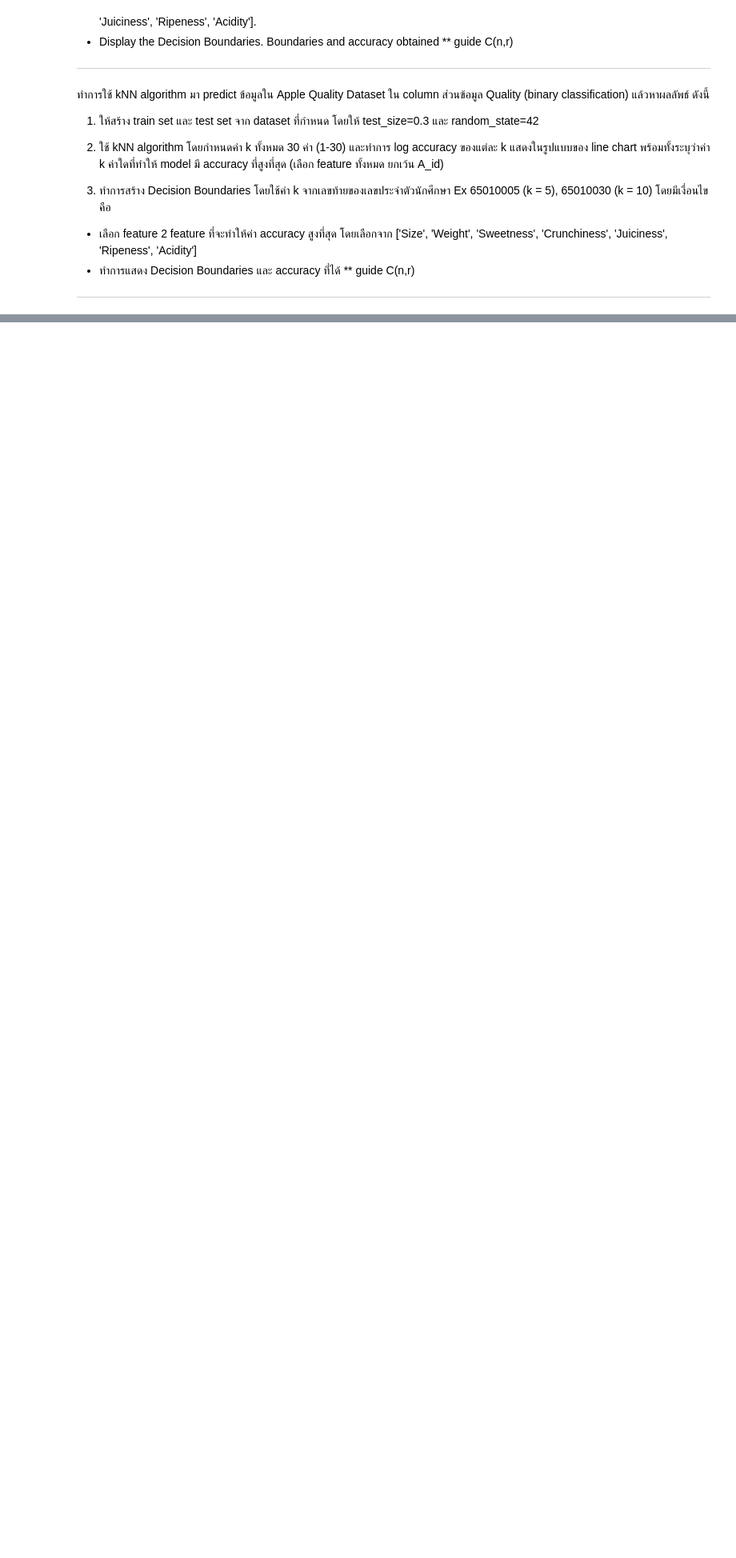
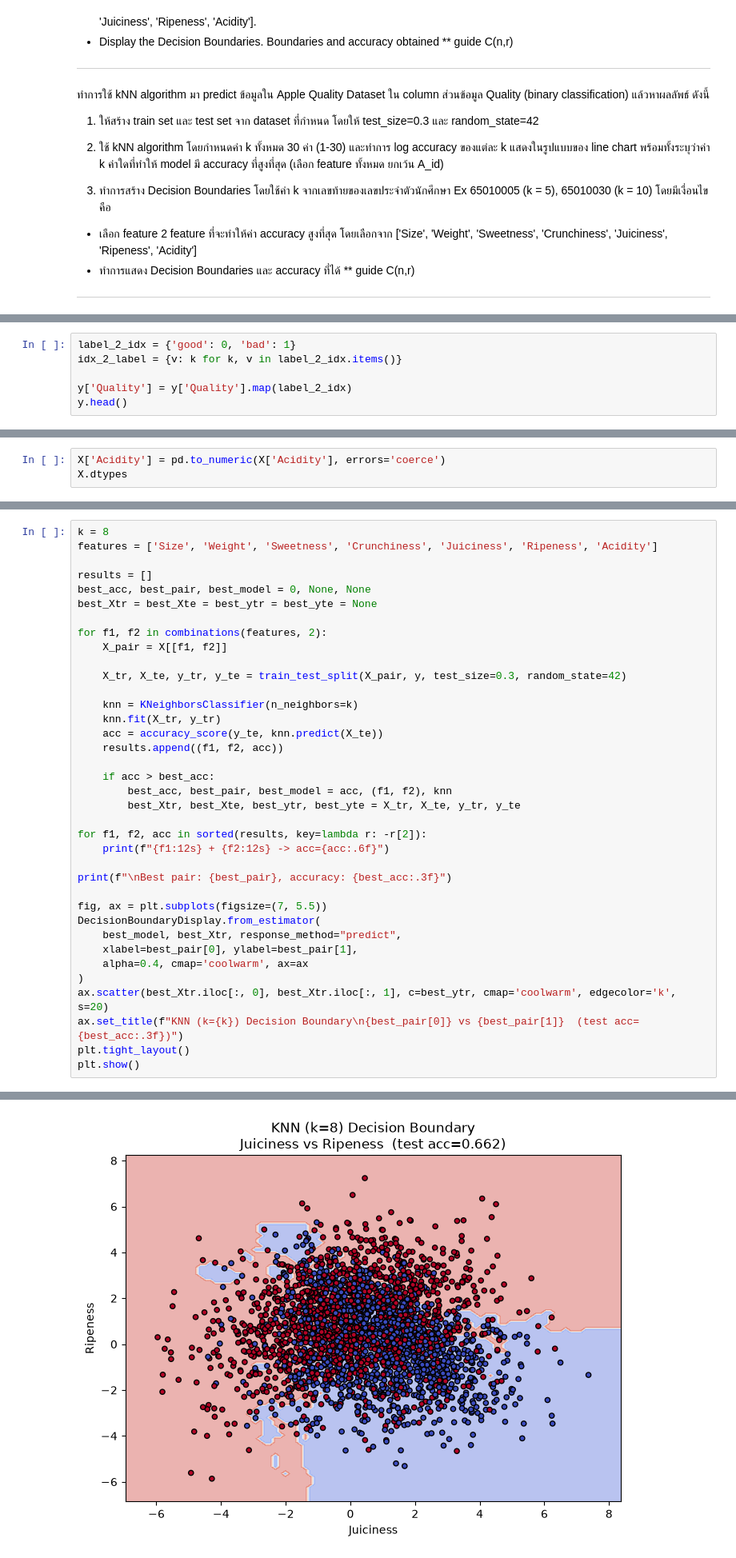
Before and after one commit to WaroonRagwongsiri/IntroMLHomework, a Jupyter notebook: Week6/W6-2_k_Nearest_Neighbors_penguin-ds.ipynb, the cells around one changed output, grey strips where cells are left out. Shown at 80% size. Saved outputs shown, nothing was run; the diff lists cells and outputs as text; blank space fills up the shorter version.

```diff
--- a/Week6/W6-2_k_Nearest_Neighbors_penguin-ds.ipynb
+++ b/Week6/W6-2_k_Nearest_Neighbors_penguin-ds.ipynb
@@ -425,0 +482,6 @@ Extracting files...
+# %%
+label_2_idx = {'good': 0, 'bad': 1}
+idx_2_label = {v: k for k, v in label_2_idx.items()}
+
+y['Quality'] = y['Quality'].map(label_2_idx)
+y.head()
@@ -425,0 +507,3 @@ Extracting files...
+# %%
+X['Acidity'] = pd.to_numeric(X['Acidity'], errors='coerce')
+X.dtypes
@@ -425,0 +590,38 @@ Extracting files...
+# %%
+k = 8
+features = ['Size', 'Weight', 'Sweetness', 'Crunchiness', 'Juiciness', 'Ripeness', 'Acidity']
+
+results = []
+best_acc, best_pair, best_model = 0, None, None
+best_Xtr = best_Xte = best_ytr = best_yte = None
+
+for f1, f2 in combinations(features, 2):
+	X_pair = X[[f1, f2]]
+
+	X_tr, X_te, y_tr, y_te = train_test_split(X_pair, y, test_size=0.3, random_state=42)
+
+	knn = KNeighborsClassifier(n_neighbors=k)
+	knn.fit(X_tr, y_tr)
+	acc = accuracy_score(y_te, knn.predict(X_te))
+	results.append((f1, f2, acc))
+
+	if acc > best_acc:
+		best_acc, best_pair, best_model = acc, (f1, f2), knn
+		best_Xtr, best_Xte, best_ytr, best_yte = X_tr, X_te, y_tr, y_te
+
+for f1, f2, acc in sorted(results, key=lambda r: -r[2]):
+	print(f"{f1:12s} + {f2:12s} -> acc={acc:.6f}")
+
+print(f"\nBest pair: {best_pair}, accuracy: {best_acc:.3f}")
+
+fig, ax = plt.subplots(figsize=(7, 5.5))
+DecisionBoundaryDisplay.from_estimator(
+	best_model, best_Xtr, response_method="predict",
+	xlabel=best_pair[0], ylabel=best_pair[1],
+	alpha=0.4, cmap='coolwarm', ax=ax
+)
+ax.scatter(best_Xtr.iloc[:, 0], best_Xtr.iloc[:, 1], c=best_ytr, cmap='coolwarm', edgecolor='k', s=20)
+ax.set_title(f"KNN (k={k}) Decision Boundary\n{best_pair[0]} vs {best_pair[1]}  (test acc={best_acc:.3f})")
+plt.tight_layout()
+plt.show()
+# %% [output]
@@ -425,0 +645 @@ Extracting files...
+[figure, added]
```
Also changed, not shown: parts of 20 cells of this notebook, 2 other files.
